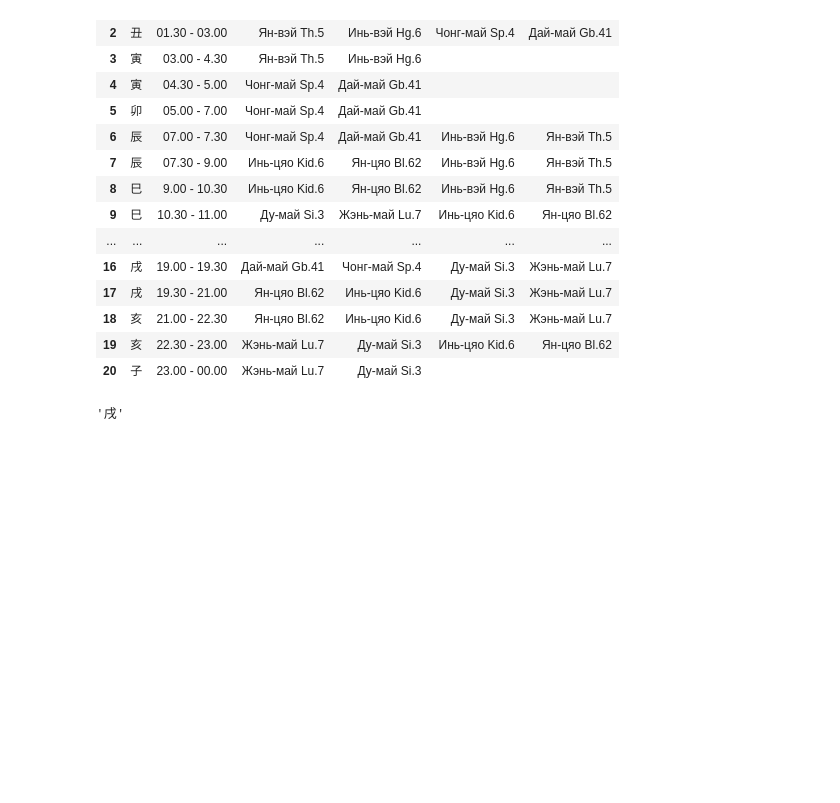
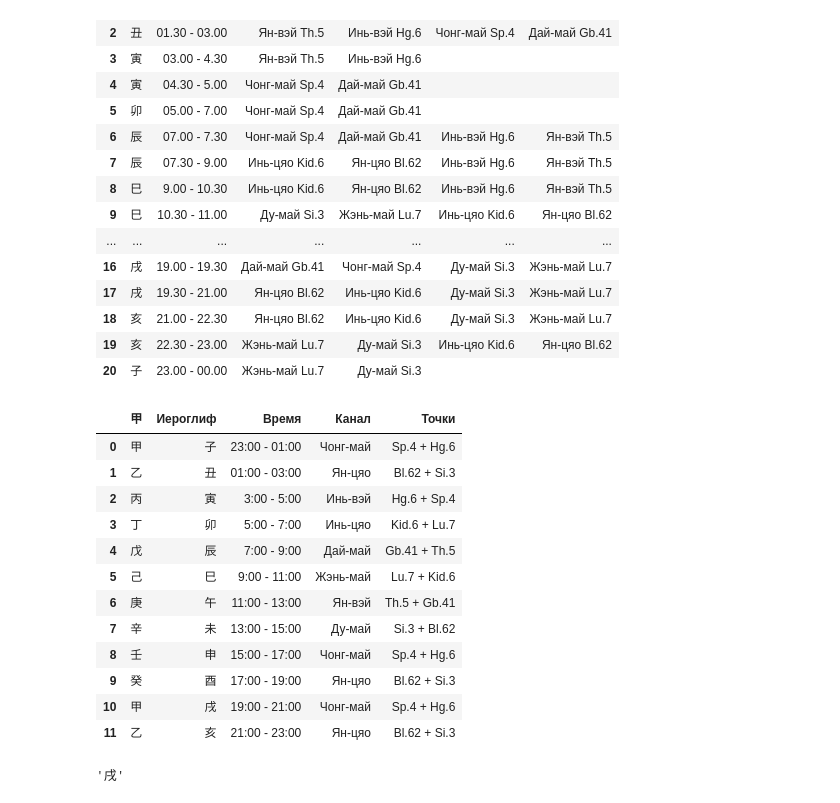
Before and after one commit to Sonnenbergenfluganschluss/BaZi, a Jupyter notebook: app.ipynb, the cells around one changed output. Cells and saved outputs as stored; diff of their text form; code cells hidden in the pictures; blank space fills up the shorter version.

```diff
--- a/app.ipynb
+++ b/app.ipynb
@@ -601,6 +610,22 @@ df
 | 18 | 亥 | 21.00 - 22.30 | Ян-цяо Bl.62 | Инь-цяо Kid.6 | Ду-май Si.3 | Жэнь-май Lu.7 |
 | 19 | 亥 | 22.30 - 23.00 | Жэнь-май Lu.7 | Ду-май Si.3 | Инь-цяо Kid.6 | Ян-цяо Bl.62 |
 | 20 | 子 | 23.00 - 00.00 | Жэнь-май Lu.7 | Ду-май Si.3 |  |  |
+# %%
+feitenbafa_day
+# %% [output]
+|  | 甲 | Иероглиф | Время | Канал | Точки |
+| 0 | 甲 | 子 | 23:00 - 01:00 | Чонг-май | Sp.4 + Hg.6 |
+| 1 | 乙 | 丑 | 01:00 - 03:00 | Ян-цяо | Bl.62 + Si.3 |
+| 2 | 丙 | 寅 | 3:00 - 5:00 | Инь-вэй | Hg.6 + Sp.4 |
+| 3 | 丁 | 卯 | 5:00 - 7:00 | Инь-цяо | Kid.6 + Lu.7 |
+| 4 | 戊 | 辰 | 7:00 - 9:00 | Дай-май | Gb.41 + Th.5 |
+| 5 | 己 | 巳 | 9:00 - 11:00 | Жэнь-май | Lu.7 + Kid.6 |
+| 6 | 庚 | 午 | 11:00 - 13:00 | Ян-вэй | Th.5 + Gb.41 |
+| 7 | 辛 | 未 | 13:00 - 15:00 | Ду-май | Si.3 + Bl.62 |
+| 8 | 壬 | 申 | 15:00 - 17:00 | Чонг-май | Sp.4 + Hg.6 |
+| 9 | 癸 | 酉 | 17:00 - 19:00 | Ян-цяо | Bl.62 + Si.3 |
+| 10 | 甲 | 戌 | 19:00 - 21:00 | Чонг-май | Sp.4 + Hg.6 |
+| 11 | 乙 | 亥 | 21:00 - 23:00 | Ян-цяо | Bl.62 + Si.3 |
 # %%
 current_hour_china[1]
 # %% [output]
```
Also changed, not shown: parts of 14 cells of this notebook, 47 other files.
